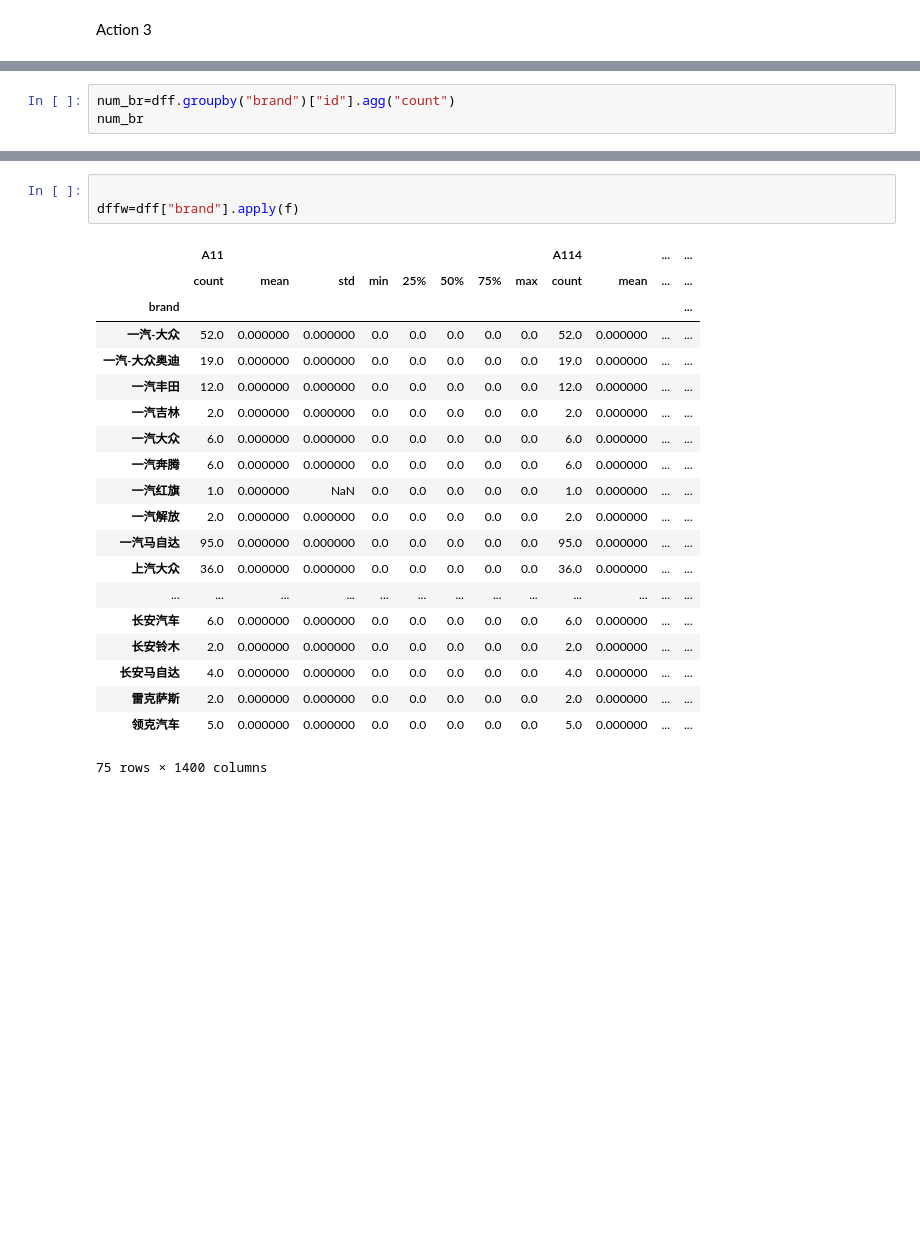
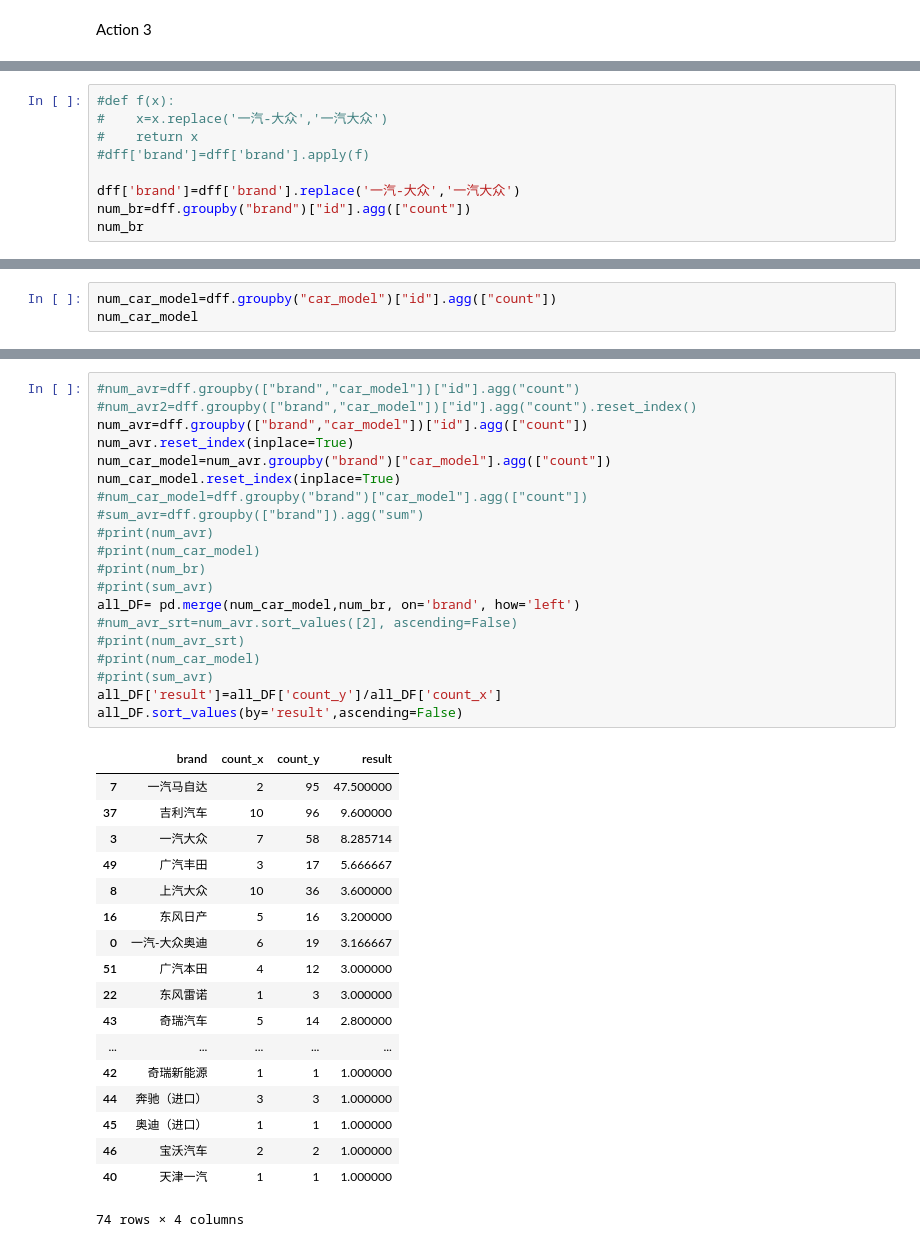
Before and after one commit to Zhangrui-321/DataEngine, a Jupyter notebook: Day1.ipynb, the cells around one changed output, grey strips where cells are left out. Saved outputs shown, nothing was run; the diff lists cells and outputs as text; blank space fills up the shorter version.

```diff
--- a/Day1.ipynb
+++ b/Day1.ipynb
@@ -114,3 +115,12 @@ dff
 | 598 | 480798 | 北京现代 | 悦纳 | 2016款 1.4L 手动 炫酷版 GLS | 北京现代悦纳发动机曲轴螺丝断裂 | 2020-06-05 | 信息审核 | 0 | 0 | 0 | ... | ... |
 | 599 | 480795 | 东风日产 | 逍客 | 2016款 2.0L CVT 精英版 | 东风日产逍客变速箱报故障码P17F1 | 2020-06-05 | 处理反馈 | 0 | 0 | 0 | ... | ... |
 600 rows × 181 columns
+# %%
+#def f(x):
+#    x=x.replace('一汽-大众','一汽大众')
+#    return x
+#dff['brand']=dff['brand'].apply(f)
+
+dff['brand']=dff['brand'].replace('一汽-大众','一汽大众')
+num_br=dff.groupby("brand")["id"].agg(["count"])
+num_br
@@ -117,4 +147,4 @@ dff
 # %%
-num_br=dff.groupby("brand")["id"].agg("count")
-num_br
+num_car_model=dff.groupby("car_model")["id"].agg(["count"])
+num_car_model
 # %% [output]
@@ -180,24 +170,39 @@ Name: id, Length: 213, dtype: int64
-# %%
-
-dffw=dff["brand"].apply(f)
-# %% [output]
-|  | A11 |  |  |  |  |  |  |  | A114 |  | ... | ... |
-|  | count | mean | std | min | 25% | 50% | 75% | max | count | mean | ... | ... |
-| brand |  |  |  |  |  |  |  |  |  |  |  | ... |
-| 一汽-大众 | 52.0 | 0.000000 | 0.000000 | 0.0 | 0.0 | 0.0 | 0.0 | 0.0 | 52.0 | 0.000000 | ... | ... |
-| 一汽-大众奥迪 | 19.0 | 0.000000 | 0.000000 | 0.0 | 0.0 | 0.0 | 0.0 | 0.0 | 19.0 | 0.000000 | ... | ... |
-| 一汽丰田 | 12.0 | 0.000000 | 0.000000 | 0.0 | 0.0 | 0.0 | 0.0 | 0.0 | 12.0 | 0.000000 | ... | ... |
-| 一汽吉林 | 2.0 | 0.000000 | 0.000000 | 0.0 | 0.0 | 0.0 | 0.0 | 0.0 | 2.0 | 0.000000 | ... | ... |
-| 一汽大众 | 6.0 | 0.000000 | 0.000000 | 0.0 | 0.0 | 0.0 | 0.0 | 0.0 | 6.0 | 0.000000 | ... | ... |
-| 一汽奔腾 | 6.0 | 0.000000 | 0.000000 | 0.0 | 0.0 | 0.0 | 0.0 | 0.0 | 6.0 | 0.000000 | ... | ... |
-| 一汽红旗 | 1.0 | 0.000000 | NaN | 0.0 | 0.0 | 0.0 | 0.0 | 0.0 | 1.0 | 0.000000 | ... | ... |
-| 一汽解放 | 2.0 | 0.000000 | 0.000000 | 0.0 | 0.0 | 0.0 | 0.0 | 0.0 | 2.0 | 0.000000 | ... | ... |
-| 一汽马自达 | 95.0 | 0.000000 | 0.000000 | 0.0 | 0.0 | 0.0 | 0.0 | 0.0 | 95.0 | 0.000000 | ... | ... |
-| 上汽大众 | 36.0 | 0.000000 | 0.000000 | 0.0 | 0.0 | 0.0 | 0.0 | 0.0 | 36.0 | 0.000000 | ... | ... |
-| ... | ... | ... | ... | ... | ... | ... | ... | ... | ... | ... | ... | ... |
-| 长安汽车 | 6.0 | 0.000000 | 0.000000 | 0.0 | 0.0 | 0.0 | 0.0 | 0.0 | 6.0 | 0.000000 | ... | ... |
-| 长安铃木 | 2.0 | 0.000000 | 0.000000 | 0.0 | 0.0 | 0.0 | 0.0 | 0.0 | 2.0 | 0.000000 | ... | ... |
-| 长安马自达 | 4.0 | 0.000000 | 0.000000 | 0.0 | 0.0 | 0.0 | 0.0 | 0.0 | 4.0 | 0.000000 | ... | ... |
-| 雷克萨斯 | 2.0 | 0.000000 | 0.000000 | 0.0 | 0.0 | 0.0 | 0.0 | 0.0 | 2.0 | 0.000000 | ... | ... |
-| 领克汽车 | 5.0 | 0.000000 | 0.000000 | 0.0 | 0.0 | 0.0 | 0.0 | 0.0 | 5.0 | 0.000000 | ... | ... |
-75 rows × 1400 columns
+# %%
+#num_avr=dff.groupby(["brand","car_model"])["id"].agg("count")
+#num_avr2=dff.groupby(["brand","car_model"])["id"].agg("count").reset_index()
+num_avr=dff.groupby(["brand","car_model"])["id"].agg(["count"])
+num_avr.reset_index(inplace=True)
+num_car_model=num_avr.groupby("brand")["car_model"].agg(["count"])
+num_car_model.reset_index(inplace=True)
+#num_car_model=dff.groupby("brand")["car_model"].agg(["count"])
+#sum_avr=dff.groupby(["brand"]).agg("sum")
+#print(num_avr)
+#print(num_car_model)
+#print(num_br)
+#print(sum_avr)
+all_DF= pd.merge(num_car_model,num_br, on='brand', how='left')
+#num_avr_srt=num_avr.sort_values([2], ascending=False)
+#print(num_avr_srt)
+#print(num_car_model)
+#print(sum_avr)
+all_DF['result']=all_DF['count_y']/all_DF['count_x']
+all_DF.sort_values(by='result',ascending=False)
+# %% [output]
+|  | brand | count_x | count_y | result |
+| 7 | 一汽马自达 | 2 | 95 | 47.500000 |
+| 37 | 吉利汽车 | 10 | 96 | 9.600000 |
+| 3 | 一汽大众 | 7 | 58 | 8.285714 |
+| 49 | 广汽丰田 | 3 | 17 | 5.666667 |
+| 8 | 上汽大众 | 10 | 36 | 3.600000 |
+| 16 | 东风日产 | 5 | 16 | 3.200000 |
+| 0 | 一汽-大众奥迪 | 6 | 19 | 3.166667 |
+| 51 | 广汽本田 | 4 | 12 | 3.000000 |
+| 22 | 东风雷诺 | 1 | 3 | 3.000000 |
+| 43 | 奇瑞汽车 | 5 | 14 | 2.800000 |
+| ... | ... | ... | ... | ... |
+| 42 | 奇瑞新能源 | 1 | 1 | 1.000000 |
+| 44 | 奔驰（进口） | 3 | 3 | 1.000000 |
+| 45 | 奥迪（进口） | 1 | 1 | 1.000000 |
+| 46 | 宝沃汽车 | 2 | 2 | 1.000000 |
+| 40 | 天津一汽 | 1 | 1 | 1.000000 |
+74 rows × 4 columns
```
Also changed, not shown: parts of 5 cells of this notebook.
